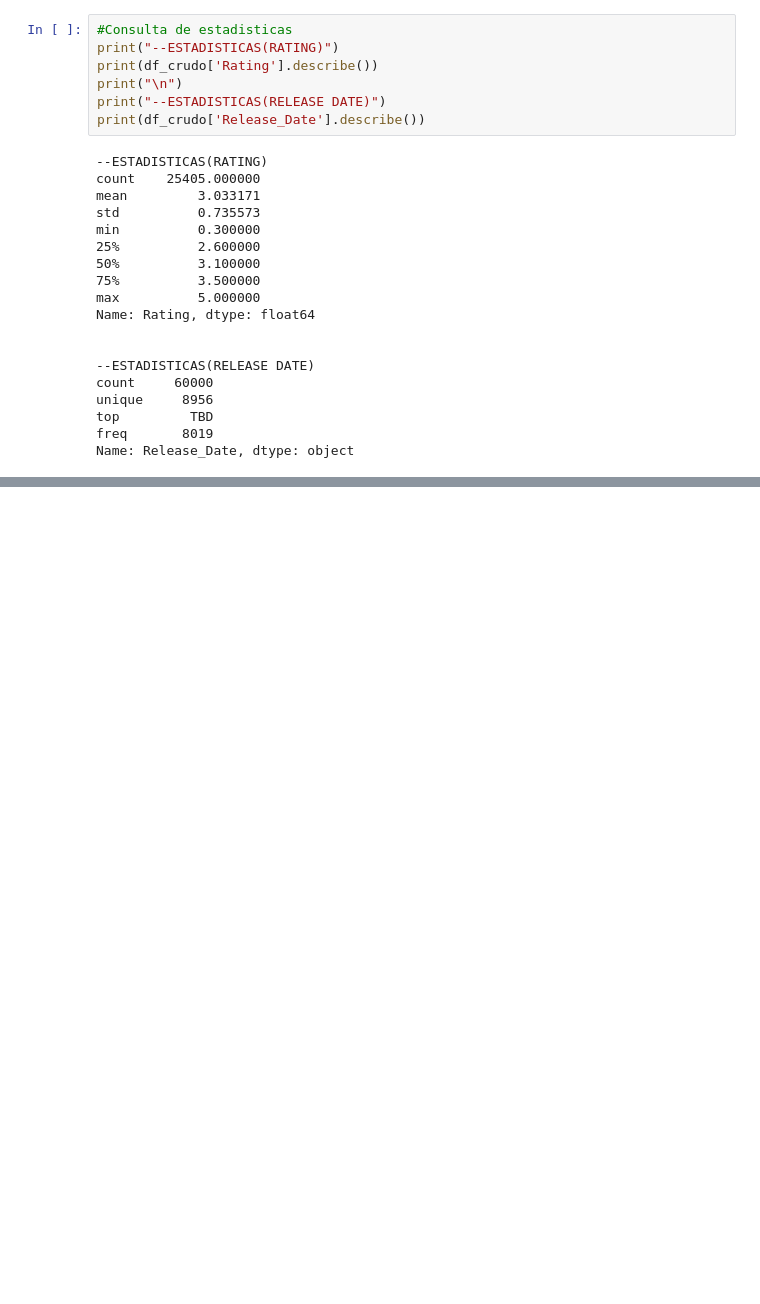
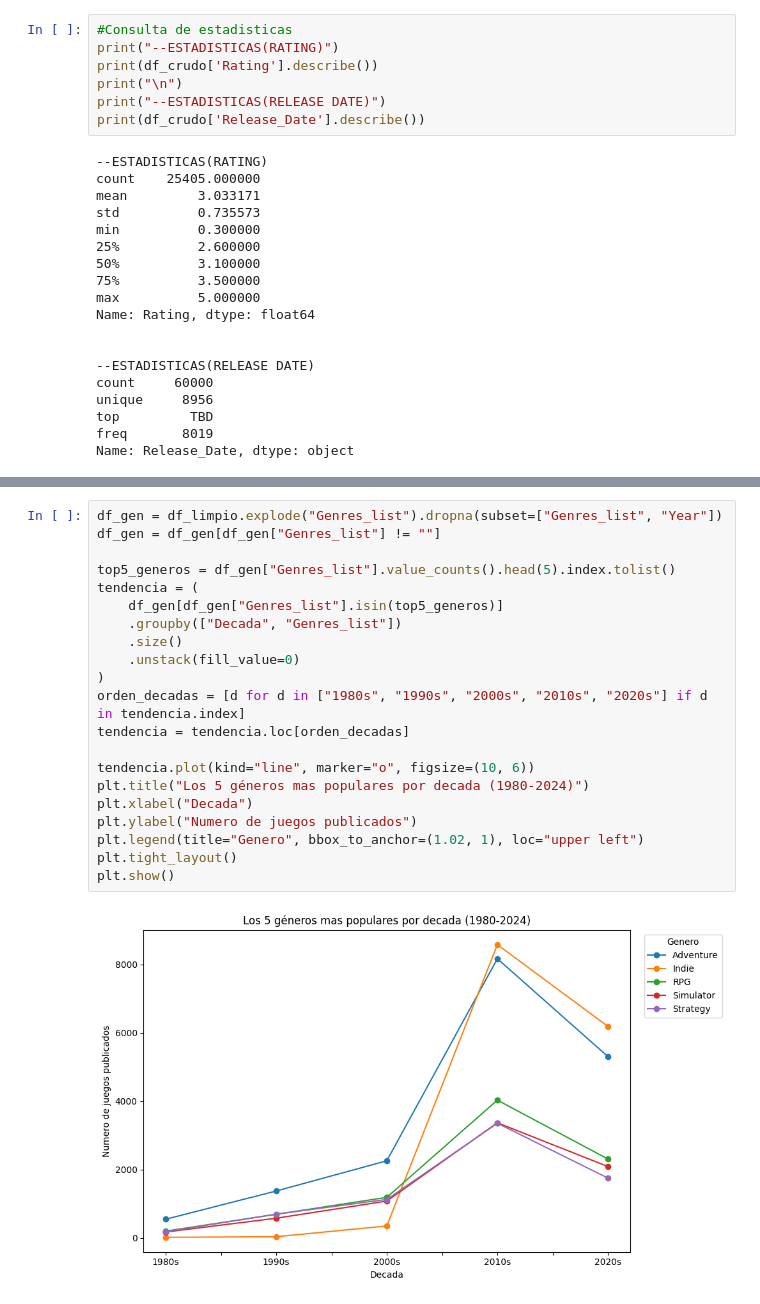
Before and after one commit to Spring-anne/Proyecto-Tecnolochicas-Python, a Jupyter notebook: ProyectoFinal.ipynb, the cells around one changed output, grey strips where cells are left out. Cells and saved outputs as stored; diff of their text form; blank space fills up the shorter version.

```diff
--- a/ProyectoFinal.ipynb
+++ b/ProyectoFinal.ipynb
@@ -180,0 +378,23 @@ Utilizando la libreria de pandas aplicamos funciones para realizar operaciones a
+# %%
+df_gen = df_limpio.explode("Genres_list").dropna(subset=["Genres_list", "Year"])
+df_gen = df_gen[df_gen["Genres_list"] != ""]
+
+top5_generos = df_gen["Genres_list"].value_counts().head(5).index.tolist()
+tendencia = (
+    df_gen[df_gen["Genres_list"].isin(top5_generos)]
+    .groupby(["Decada", "Genres_list"])
+    .size()
+    .unstack(fill_value=0)
+)
+orden_decadas = [d for d in ["1980s", "1990s", "2000s", "2010s", "2020s"] if d in tendencia.index]
+tendencia = tendencia.loc[orden_decadas]
+
+tendencia.plot(kind="line", marker="o", figsize=(10, 6))
+plt.title("Los 5 géneros mas populares por decada (1980-2024)")
+plt.xlabel("Decada")
+plt.ylabel("Numero de juegos publicados")
+plt.legend(title="Genero", bbox_to_anchor=(1.02, 1), loc="upper left")
+plt.tight_layout()
+plt.show()
+# %% [output]
+[figure, added]
```
Also changed, not shown: parts of 21 cells of this notebook.
